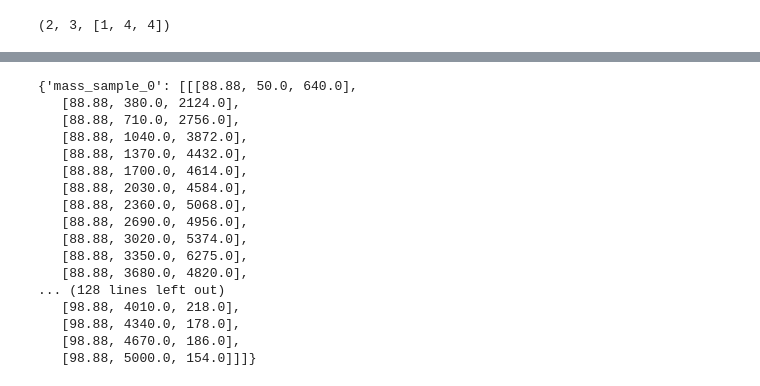
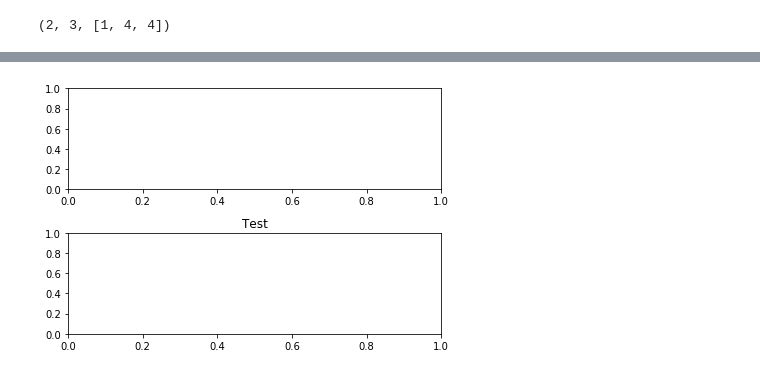
Before and after one commit to aravindhnivas/FELion-Spectrum-Analyser, a Jupyter notebook: testing/errorBar.ipynb, the cells around one changed output, grey strips where cells are left out. Drawn from its saved outputs; the diff is of its cells as text; code cells hidden in the pictures.

```diff
--- a/testing/errorBar.ipynb
+++ b/testing/errorBar.ipynb
@@ -168,20 +180,0 @@ plt.errorbar(time, d["mass_#0"], error)
-# %%
-all_datas
-# %% [output]
-{'mass_sample_0': [[[88.88, 50.0, 640.0],
-   [88.88, 380.0, 2124.0],
-   [88.88, 710.0, 2756.0],
-   [88.88, 1040.0, 3872.0],
-   [88.88, 1370.0, 4432.0],
-   [88.88, 1700.0, 4614.0],
-   [88.88, 2030.0, 4584.0],
-   [88.88, 2360.0, 5068.0],
-   [88.88, 2690.0, 4956.0],
-   [88.88, 3020.0, 5374.0],
-   [88.88, 3350.0, 6275.0],
-   [88.88, 3680.0, 4820.0],
-... (128 lines left out)
-   [98.88, 4010.0, 218.0],
-   [98.88, 4340.0, 178.0],
-   [98.88, 4670.0, 186.0],
-   [98.88, 5000.0, 154.0]]]}
@@ -191,0 +181,9 @@ print(varience, "\n",
+# %%
+fig = plt.figure()
+ax1 = plt.subplot(211)
+ax2 = plt.subplot(212)
+ax2.set_title("Test")
+plt.tight_layout()
+#ax3 = plt.subplot(223)
+# %% [output]
+[figure, added]
```
Also changed, not shown: parts of 11 cells of this notebook, 2 other files.
